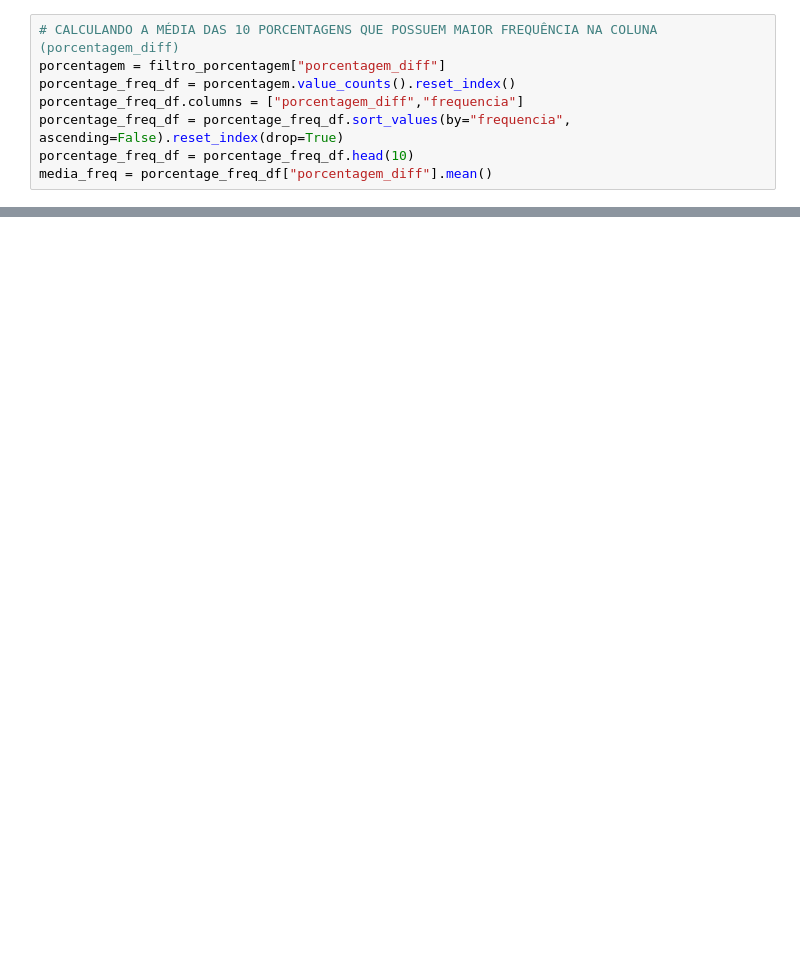
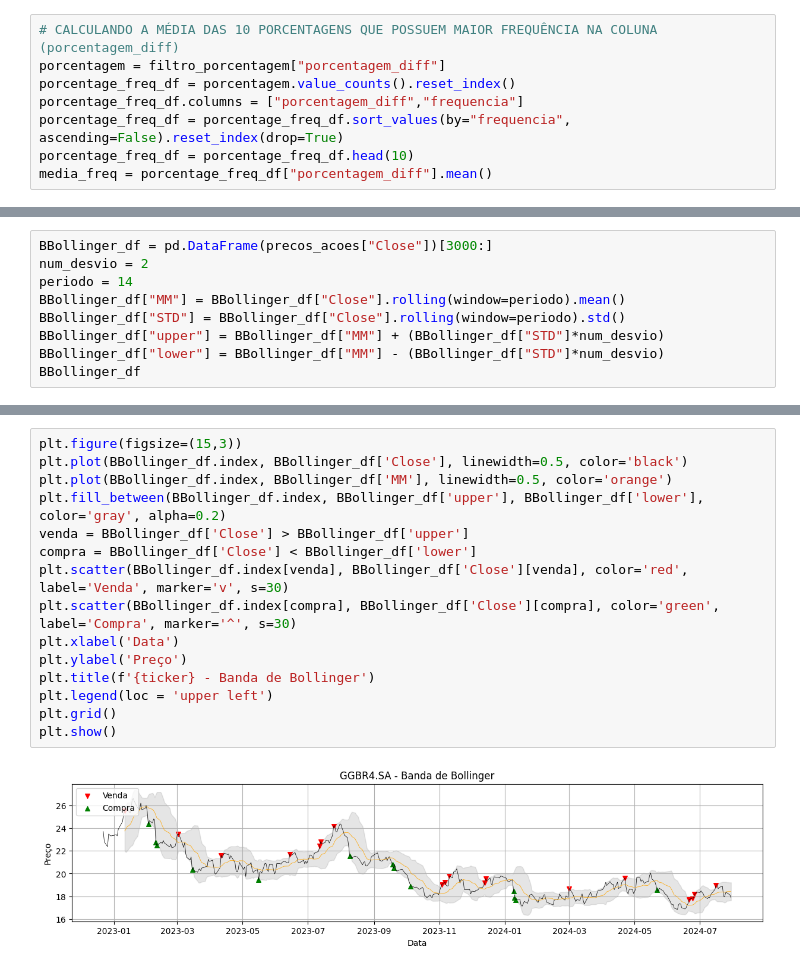
Before and after one commit to BrunoOJ/PYTHON-PARA-INVESTIMENTOS, a Jupyter notebook: acoes.ipynb, the cells around one changed output, grey strips where cells are left out. Saved outputs shown, nothing was run; the diff lists cells and outputs as text; blank space fills up the shorter version.

```diff
--- a/acoes.ipynb
+++ b/acoes.ipynb
@@ -194,0 +337,9 @@ plt.show()
+# %%
+BBollinger_df = pd.DataFrame(precos_acoes["Close"])[3000:]
+num_desvio = 2
+periodo = 14
+BBollinger_df["MM"] = BBollinger_df["Close"].rolling(window=periodo).mean()
+BBollinger_df["STD"] = BBollinger_df["Close"].rolling(window=periodo).std()
+BBollinger_df["upper"] = BBollinger_df["MM"] + (BBollinger_df["STD"]*num_desvio)
+BBollinger_df["lower"] = BBollinger_df["MM"] - (BBollinger_df["STD"]*num_desvio)
+BBollinger_df
@@ -194,0 +361,17 @@ plt.show()
+# %%
+plt.figure(figsize=(15,3))
+plt.plot(BBollinger_df.index, BBollinger_df['Close'], linewidth=0.5, color='black')
+plt.plot(BBollinger_df.index, BBollinger_df['MM'], linewidth=0.5, color='orange')
+plt.fill_between(BBollinger_df.index, BBollinger_df['upper'], BBollinger_df['lower'], color='gray', alpha=0.2)
+venda = BBollinger_df['Close'] > BBollinger_df['upper']
+compra = BBollinger_df['Close'] < BBollinger_df['lower']
+plt.scatter(BBollinger_df.index[venda], BBollinger_df['Close'][venda], color='red', label='Venda', marker='v', s=30)
+plt.scatter(BBollinger_df.index[compra], BBollinger_df['Close'][compra], color='green', label='Compra', marker='^', s=30)
+plt.xlabel('Data')
+plt.ylabel('Preço')
+plt.title(f'{ticker} - Banda de Bollinger')
+plt.legend(loc = 'upper left')
+plt.grid()
+plt.show()
+# %% [output]
+[figure, added]
```
Also changed, not shown: parts of 19 cells of this notebook.
